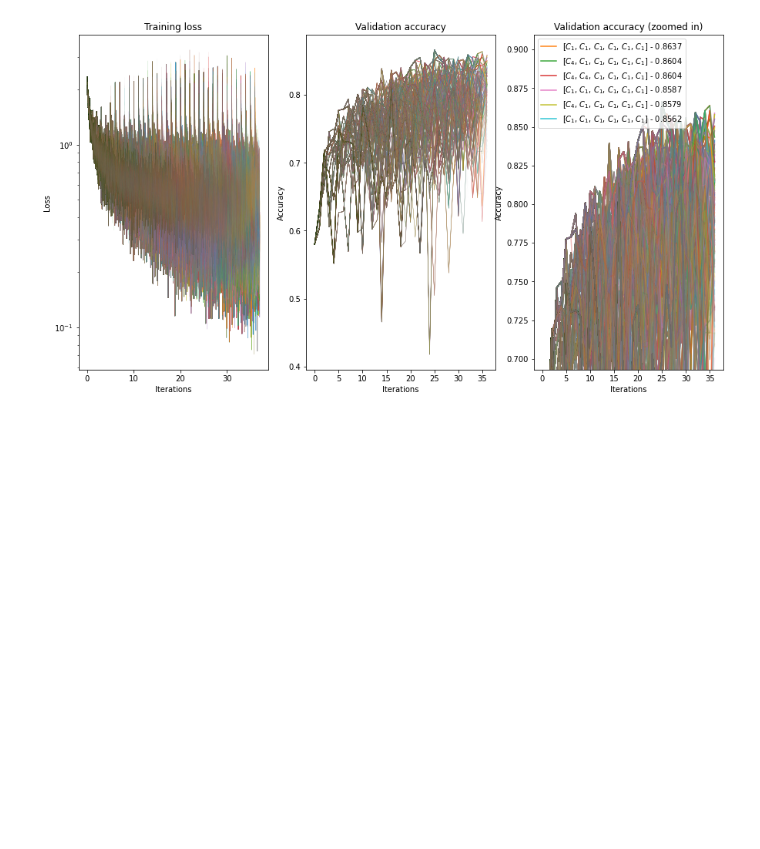
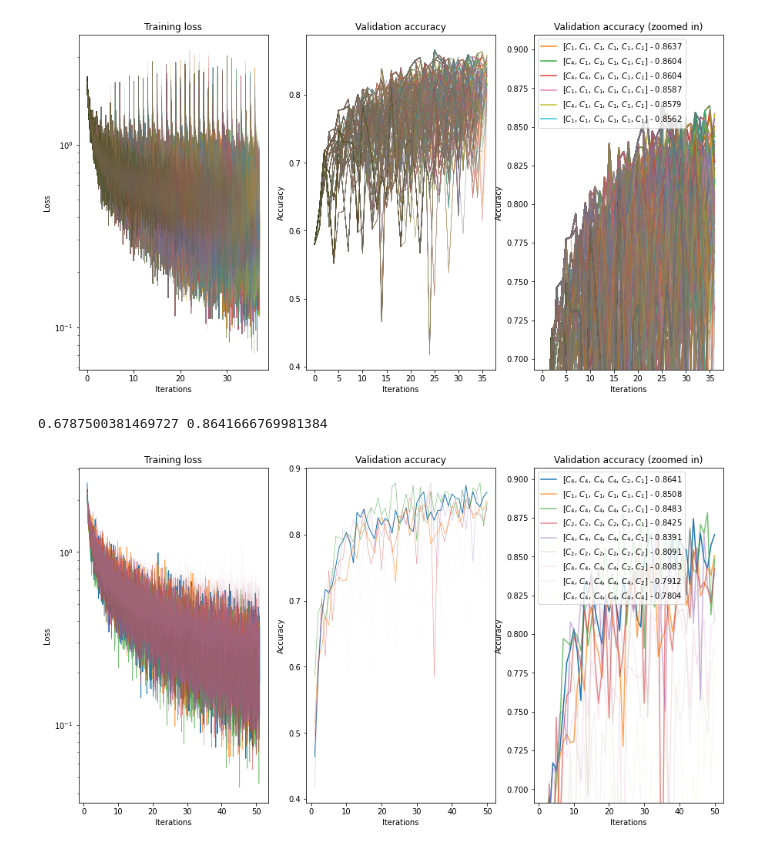
Before and after one commit to k8lion/equiNAS, a Jupyter notebook: plot.ipynb, the cells around one changed output. Drawn from its saved outputs; the diff is of its cells as text; code cells hidden in the pictures; blank space fills up the shorter version.

```diff
--- a/plot.ipynb
+++ b/plot.ipynb
@@ -10,13 +10,13 @@ def plothillclimb(file):
     with open(file,'rb') as savefile:
         save = pickle.load(savefile)
     fig, (ax1, ax2, ax3) = plt.subplots(1, 3, figsize=(15,8))
-    accs = [log['validation']['accuracy'][-1] for log in save.values()]
+    accs = [log['validation']['accuracy'][-1] for (key, log) in save.items() if key != "args"]
     maxacc = max(accs)
     minacc = min(accs)
-    epochsteps = [log['epochsteps'][-1] for log in save.values()]
+    epochsteps = [log['epochsteps'][-1] for (key, log) in save.items() if key != "args"]
     print(minacc, maxacc)
     ax1.set_yscale('log')
-    for (i, (uuid, log)) in enumerate(sorted(save.items(), key=lambda x: x[1]['validation']['accuracy'][-1], reverse=True)):
+    for (i, (uuid, log)) in enumerate(sorted([(key, log) for (key, log) in save.items() if key != "args"], key=lambda x: x[1]['validation']['accuracy'][-1], reverse=True)):
         if len(log['epochsteps']) > 5 and log['epochsteps'][0] == log['epochsteps'][5]:
             for i in range(5):
                 log['epochsteps'][i] -= 1
@@ -91,3 +91,8 @@ plothillclimb("out/aniti/logshc_2022-06-29_11:46:52.pkl")
 # %% [output]
 0.3933333456516266 0.8662500381469727
 [figure]
+# %%
+plothillclimb("out/aniti/logsbs_2022-06-30_15:03:04.pkl")
+# %% [output]
+0.6787500381469727 0.8641666769981384
+[figure, added]
```
Also changed, not shown: parts of 1 cell of this notebook, 4 other files.
